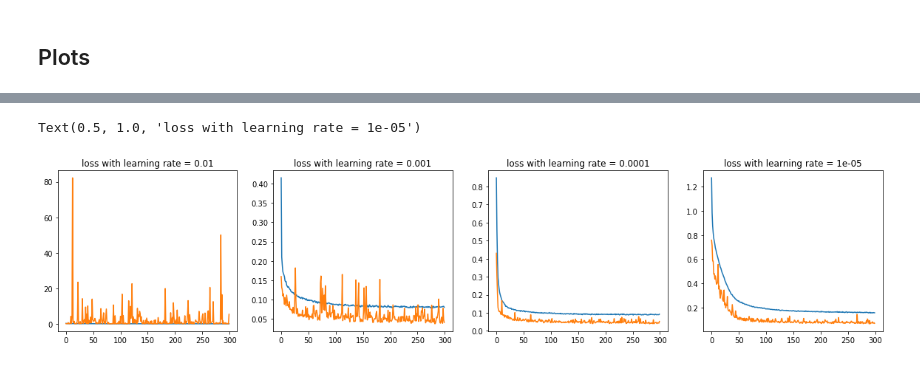
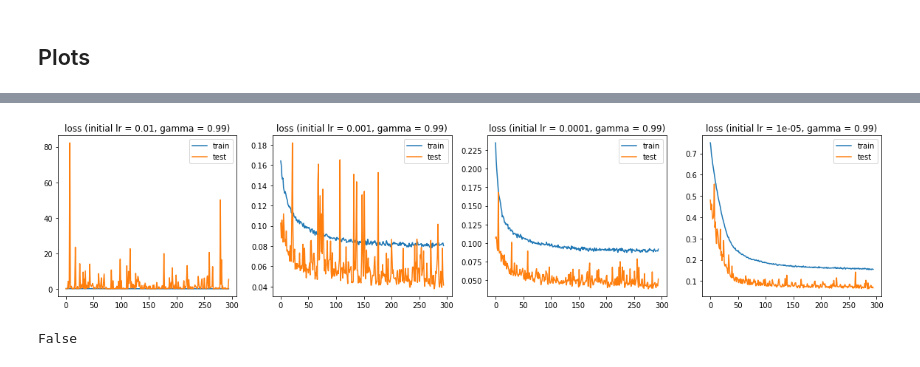
Before and after one commit to AdrienBq/Turbulence, a Jupyter notebook: explo/simple_dnn.ipynb, the cells around one changed output, grey strips where cells are left out. Drawn from its saved outputs; the diff is of its cells as text; code cells hidden in the pictures.

Commit message:
py for batch job

```diff
--- a/explo/simple_dnn.ipynb
+++ b/explo/simple_dnn.ipynb
@@ -68,18 +68,18 @@ for output in outs:
 class DNN(nn.Module):
     def __init__(self, batch_size, input_size, output_size, drop_prob1=0.2, drop_prob2=0.3, drop_prob3=0.4, hidden_size1=1024, hidden_size2=512, hidden_size3=256):
         super(DNN, self).__init__()
-        self.regression = nn.Sequential(nn.BatchNorm1d(input_size, eps=1e-05, momentum=0.5, affine=True, track_running_stats=True),
+        self.regression = nn.Sequential(nn.BatchNorm1d(input_size, eps=1e-05, momentum=0.1, affine=True, track_running_stats=True),
                                         nn.Linear(input_size, hidden_size1),
                                         nn.ReLU(),
-                                        nn.BatchNorm1d(hidden_size1, eps=1e-05, momentum=0.5, affine=True, track_running_stats=True),
+                                        nn.BatchNorm1d(hidden_size1, eps=1e-05, momentum=0.1, affine=True, track_running_stats=True),
                                         nn.Dropout(drop_prob1),
                                         nn.Linear(hidden_size1, hidden_size2),
                                         nn.ReLU(),
-                                        nn.BatchNorm1d(hidden_size2, eps=1e-05, momentum=0.5, affine=True, track_running_stats=True),
+                                        nn.BatchNorm1d(hidden_size2, eps=1e-05, momentum=0.1, affine=True, track_running_stats=True),
                                         nn.Dropout(drop_prob2),
                                         nn.Linear(hidden_size2, hidden_size3),
                                         nn.ReLU(),
-                                        nn.BatchNorm1d(hidden_size3, eps=1e-05, momentum=0.5, affine=True, track_running_stats=True),
+                                        nn.BatchNorm1d(hidden_size3, eps=1e-05, momentum=0.1, affine=True, track_running_stats=True),
                                         nn.Dropout(drop_prob3),
                                         nn.Linear(hidden_size3, output_size)
                                         )
@@ -162,22 +155,16 @@ Text(0.5, 1.0, 'loss with exponential decaying loss (initial lr = 0.0001, gamma
-# %%
-fig,axes = plt.subplots(1,4,figsize=(20,4))
-
-axes[0].plot(train_losses[0][:])
-axes[1].plot(train_losses[1][:])
-axes[2].plot(train_losses[2][:])
-axes[3].plot(train_losses[3][:])
-
-axes[0].plot(test_losses[0][:])
-axes[1].plot(test_losses[1][:])
-axes[2].plot(test_losses[2][:])
-axes[3].plot(test_losses[3][:])
-
-axes[0].set_title(f"loss with learning rate = {learning_rates[0]}")
-axes[1].set_title(f"loss with learning rate = {learning_rates[1]}")
-axes[2].set_title(f"loss with learning rate = {learning_rates[2]}")
-axes[3].set_title(f"loss with learning rate = {learning_rates[3]}")
-# %% [output]
-Text(0.5, 1.0, 'loss with learning rate = 1e-05')
-[figure, removed]
+# %%
+fig,axes = plt.subplots(1,len(learning_rates),figsize=(20,4))
+
+for i in range(len(learning_rates)):
+    axes[i].plot(train_losses[i][5:], label="train")
+    axes[i].plot(test_losses[i][5:], label="test")
+    axes[i].set_title(f"loss (initial lr = {learning_rates[i]}, gamma = 0.99)")
+    axes[i].legend()
+# %% [output]
+[figure, added]
 # %%
 torch.save(models[0].state_dict(), f'explo/simple_dnn11')
+# %%
+torch.cuda.is_available()
+# %% [output]
+False
```
Also changed, not shown: parts of 1 cell of this notebook, 4 other files.
